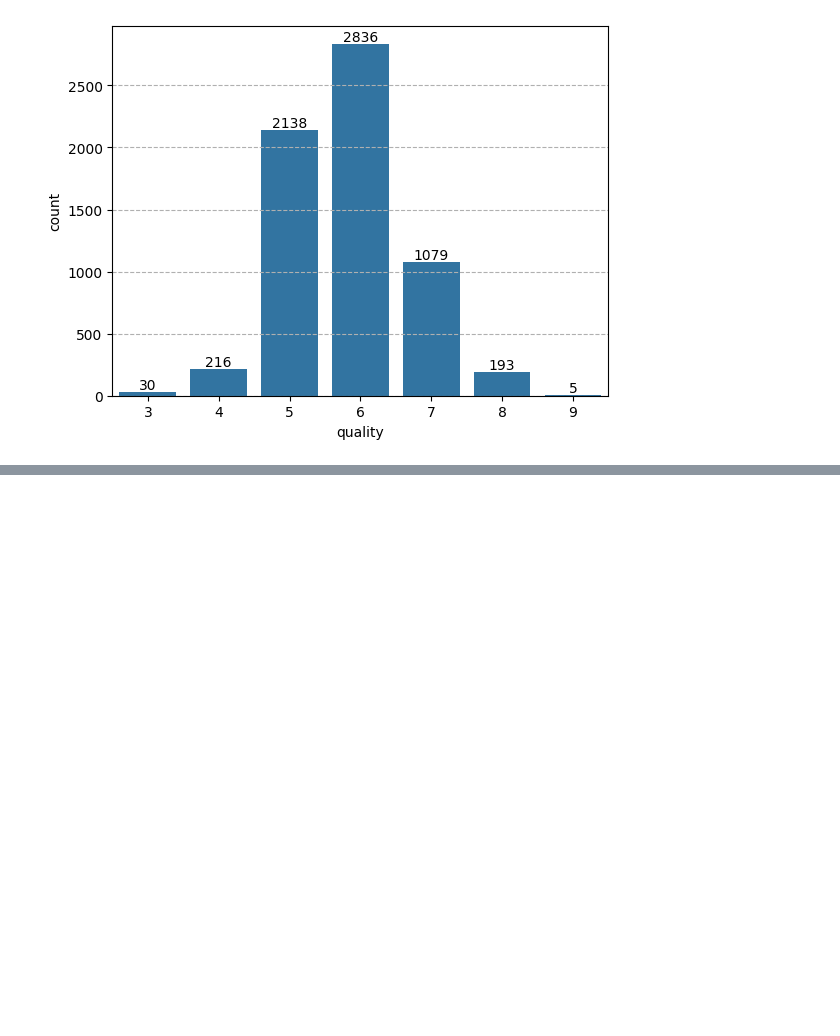
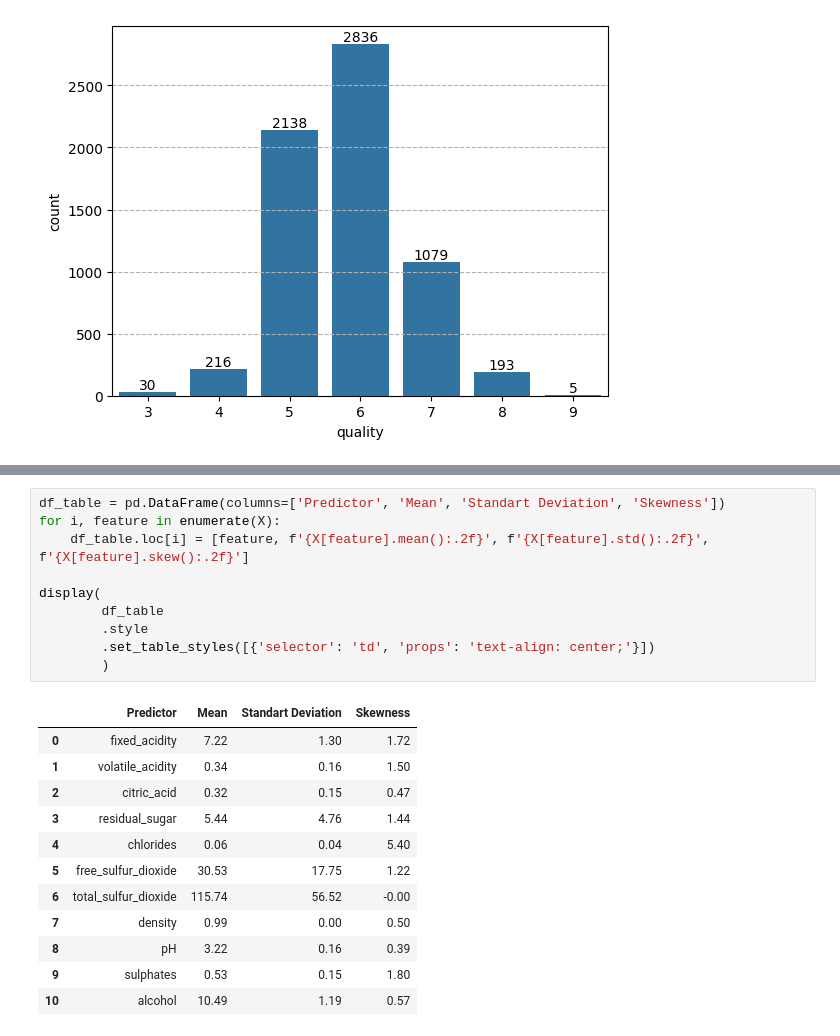
Before and after one commit to pauloricms12/ICA_HM1, a Jupyter notebook: data.ipynb, the cells around one changed output, grey strips where cells are left out. Drawn from its saved outputs; the diff is of its cells as text; blank space fills up the shorter version.

```diff
--- a/data.ipynb
+++ b/data.ipynb
@@ -85,0 +110,23 @@ ax.containers[0]
+# %%
+df_table = pd.DataFrame(columns=['Predictor', 'Mean', 'Standart Deviation', 'Skewness'])
+for i, feature in enumerate(X):
+    df_table.loc[i] = [feature, f'{X[feature].mean():.2f}', f'{X[feature].std():.2f}', f'{X[feature].skew():.2f}']
+
+display(
+        df_table
+        .style
+        .set_table_styles([{'selector': 'td', 'props': 'text-align: center;'}])
+        )
+# %% [output]
+|  | Predictor | Mean | Standart Deviation | Skewness |
+| 0 | fixed_acidity | 7.22 | 1.30 | 1.72 |
+| 1 | volatile_acidity | 0.34 | 0.16 | 1.50 |
+| 2 | citric_acid | 0.32 | 0.15 | 0.47 |
+| 3 | residual_sugar | 5.44 | 4.76 | 1.44 |
+| 4 | chlorides | 0.06 | 0.04 | 5.40 |
+| 5 | free_sulfur_dioxide | 30.53 | 17.75 | 1.22 |
+| 6 | total_sulfur_dioxide | 115.74 | 56.52 | -0.00 |
+| 7 | density | 0.99 | 0.00 | 0.50 |
+| 8 | pH | 3.22 | 0.16 | 0.39 |
+| 9 | sulphates | 0.53 | 0.15 | 1.80 |
+| 10 | alcohol | 10.49 | 1.19 | 0.57 |
```
Also changed, not shown: parts of 5 cells of this notebook.
